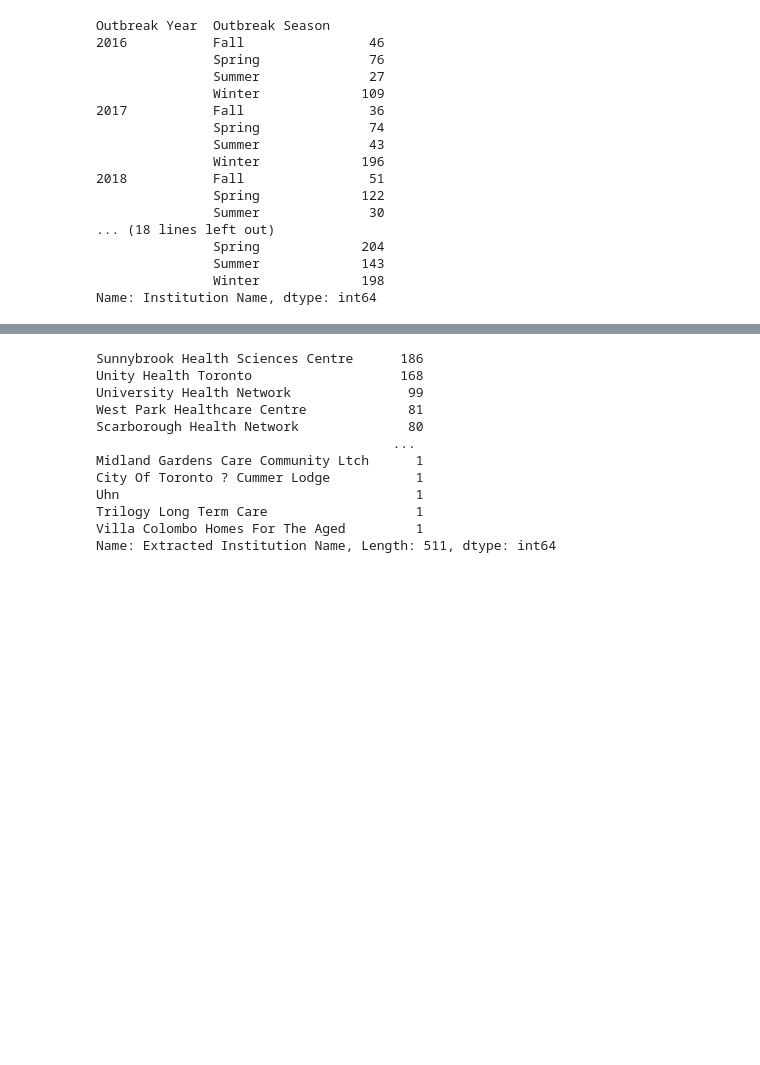
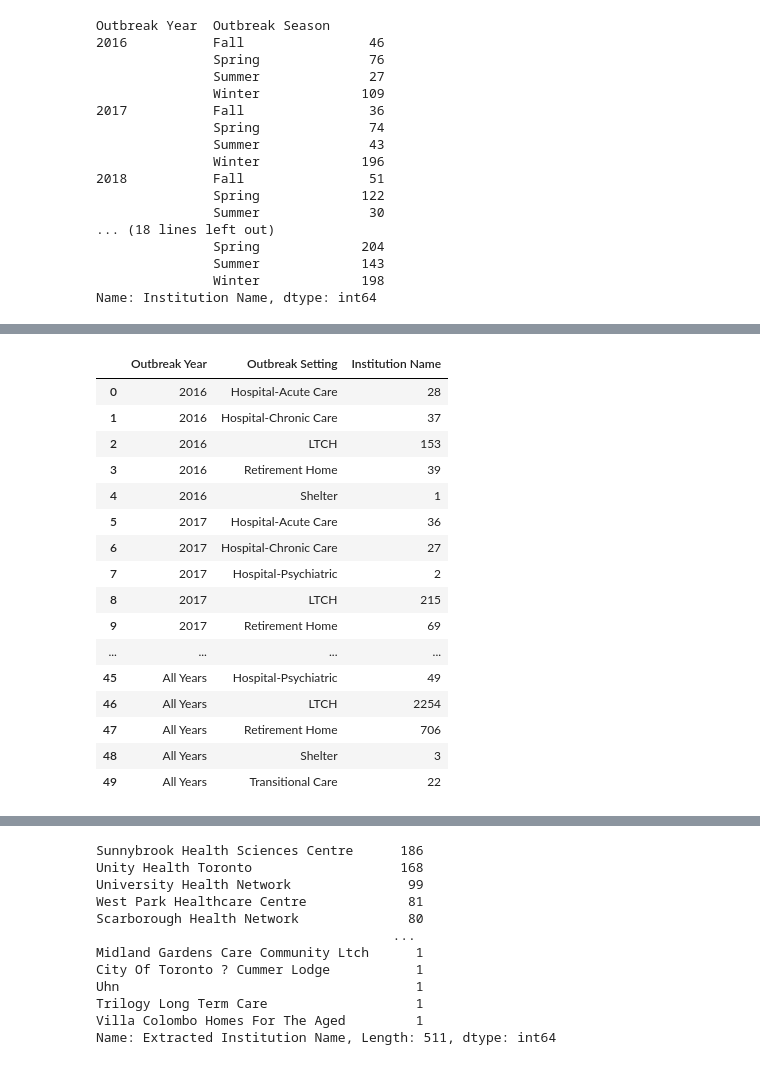
Before and after one commit to pannann/Project-3_Group-7, a Jupyter notebook: ETL/outbreaks_cleaning.ipynb, the cells around one changed output, grey strips where cells are left out. Saved outputs shown, nothing was run; the diff lists cells and outputs as text; code cells hidden in the pictures; blank space fills up the shorter version.

```diff
--- a/ETL/outbreaks_cleaning.ipynb
+++ b/ETL/outbreaks_cleaning.ipynb
@@ -1164,0 +1164,4 @@ Name: Institution Name, dtype: int64
+# %%
+outbreak_setting_all['Outbreak Year'] = 'All Years'
+outbreak_setting_all = outbreak_setting_all[['Outbreak Year', 'Outbreak Setting', 'Institution Name']]
+outbreak_setting_all
@@ -1164,0 +1177,21 @@ Name: Institution Name, dtype: int64
+# %%
+outbreak_settings = pd.concat([outbreak_setting_by_year, outbreak_setting_all], axis = 0, ignore_index = True)
+outbreak_settings
+# %% [output]
+|  | Outbreak Year | Outbreak Setting | Institution Name |
+| 0 | 2016 | Hospital-Acute Care | 28 |
+| 1 | 2016 | Hospital-Chronic Care | 37 |
+| 2 | 2016 | LTCH | 153 |
+| 3 | 2016 | Retirement Home | 39 |
+| 4 | 2016 | Shelter | 1 |
+| 5 | 2017 | Hospital-Acute Care | 36 |
+| 6 | 2017 | Hospital-Chronic Care | 27 |
+| 7 | 2017 | Hospital-Psychiatric | 2 |
+| 8 | 2017 | LTCH | 215 |
+| 9 | 2017 | Retirement Home | 69 |
+| ... | ... | ... | ... |
+| 45 | All Years | Hospital-Psychiatric | 49 |
+| 46 | All Years | LTCH | 2254 |
+| 47 | All Years | Retirement Home | 706 |
+| 48 | All Years | Shelter | 3 |
+| 49 | All Years | Transitional Care | 22 |
```
Also changed, not shown: parts of 4 cells of this notebook, 7 other files.
